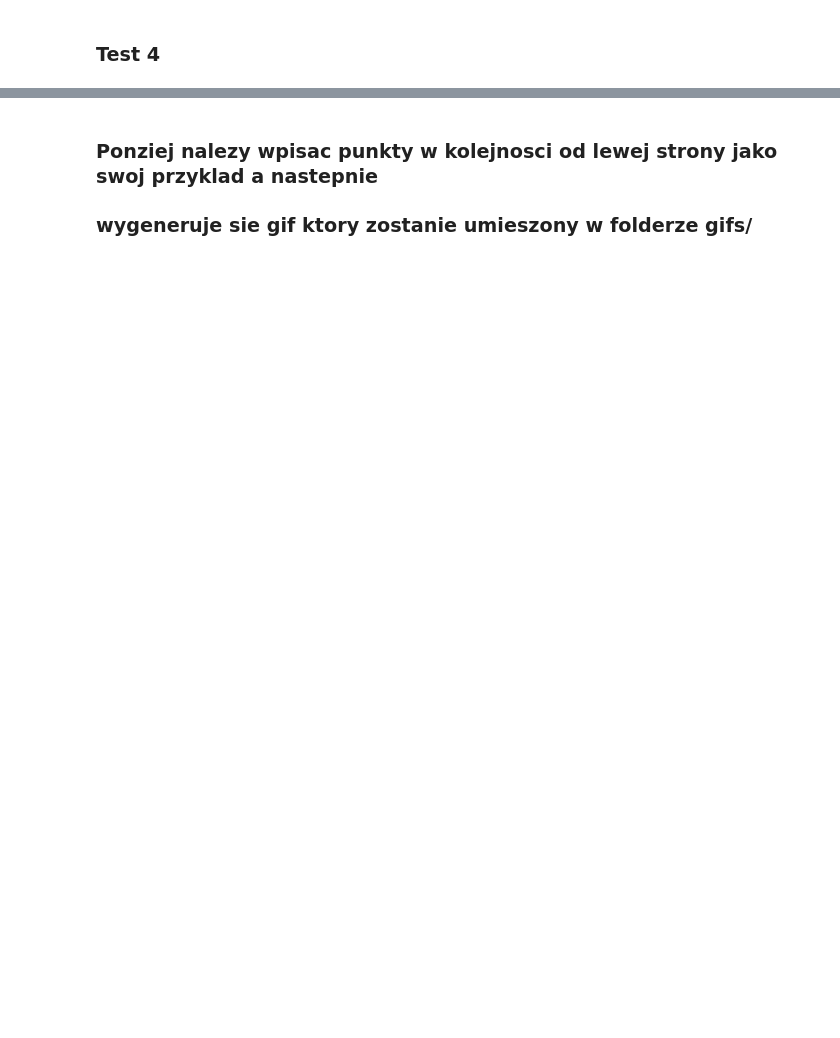
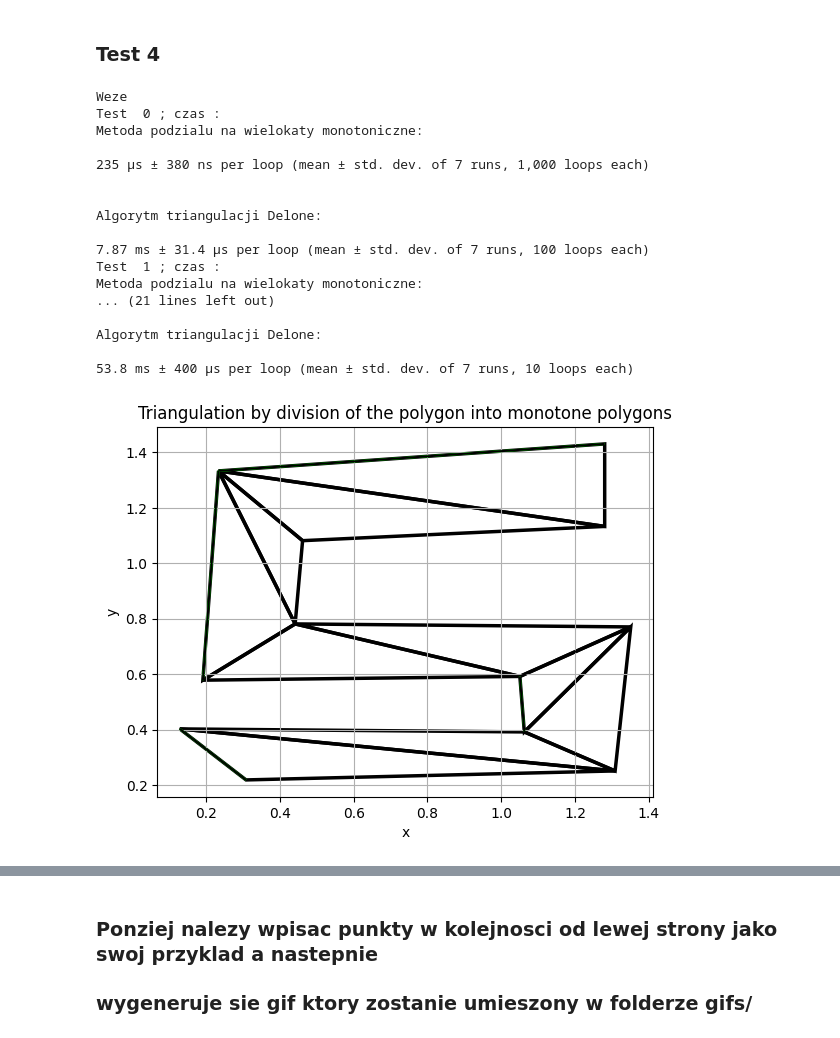
Before and after one commit to arturgesiarz/TriangulationProject, a Jupyter notebook: TriangulationAlgorithms.ipynb, the cells around one changed output, grey strips where cells are left out. Drawn from its saved outputs; the diff is of its cells as text; code cells hidden in the pictures; blank space fills up the shorter version.

```diff
--- a/TriangulationAlgorithms.ipynb
+++ b/TriangulationAlgorithms.ipynb
@@ -3091,16 +3171,35 @@ t5 = [
 # %%
 print("Weze")
 for i in range(len(t4)):
     print("Test ",i,"; czas :")
-    #
-    # print("Metoda podzialu na wielokaty monotoniczne:\n")
-    # %timeit triang_polygon_vis(t4[i])
-    # visFirst = triang_polygon_vis(t4[i])
-    # visFirst.show()
-    #
-    # print('\n')
-    #
-    # print("Algorytm triangulacji Delone:\n")
-    # %timeit delunay(t4[i])
-    # _, visDelone = delunayDraw(t4[i])
-    # visDelone.show()
+
+    print("Metoda podzialu na wielokaty monotoniczne:\n")
+    %timeit triang_polygon_vis(t4[i])
+    visFirst = triang_polygon_vis(t4[i])
+    visFirst.show()
+
+    print('\n')
+
+    print("Algorytm triangulacji Delone:\n")
+    %timeit delunay(t4[i])
+    _, visDelone = delunayDraw(t4[i])
+    visDelone.show()
+# %% [output]
+Weze
+Test  0 ; czas :
+Metoda podzialu na wielokaty monotoniczne:
+
+235 µs ± 380 ns per loop (mean ± std. dev. of 7 runs, 1,000 loops each)
+
+
+Algorytm triangulacji Delone:
+
+7.87 ms ± 31.4 µs per loop (mean ± std. dev. of 7 runs, 100 loops each)
+Test  1 ; czas :
+Metoda podzialu na wielokaty monotoniczne:
+... (21 lines left out)
+
+Algorytm triangulacji Delone:
+
+53.8 ms ± 400 µs per loop (mean ± std. dev. of 7 runs, 10 loops each)
+[figure, added]
```
Also changed, not shown: parts of 6 cells of this notebook.
